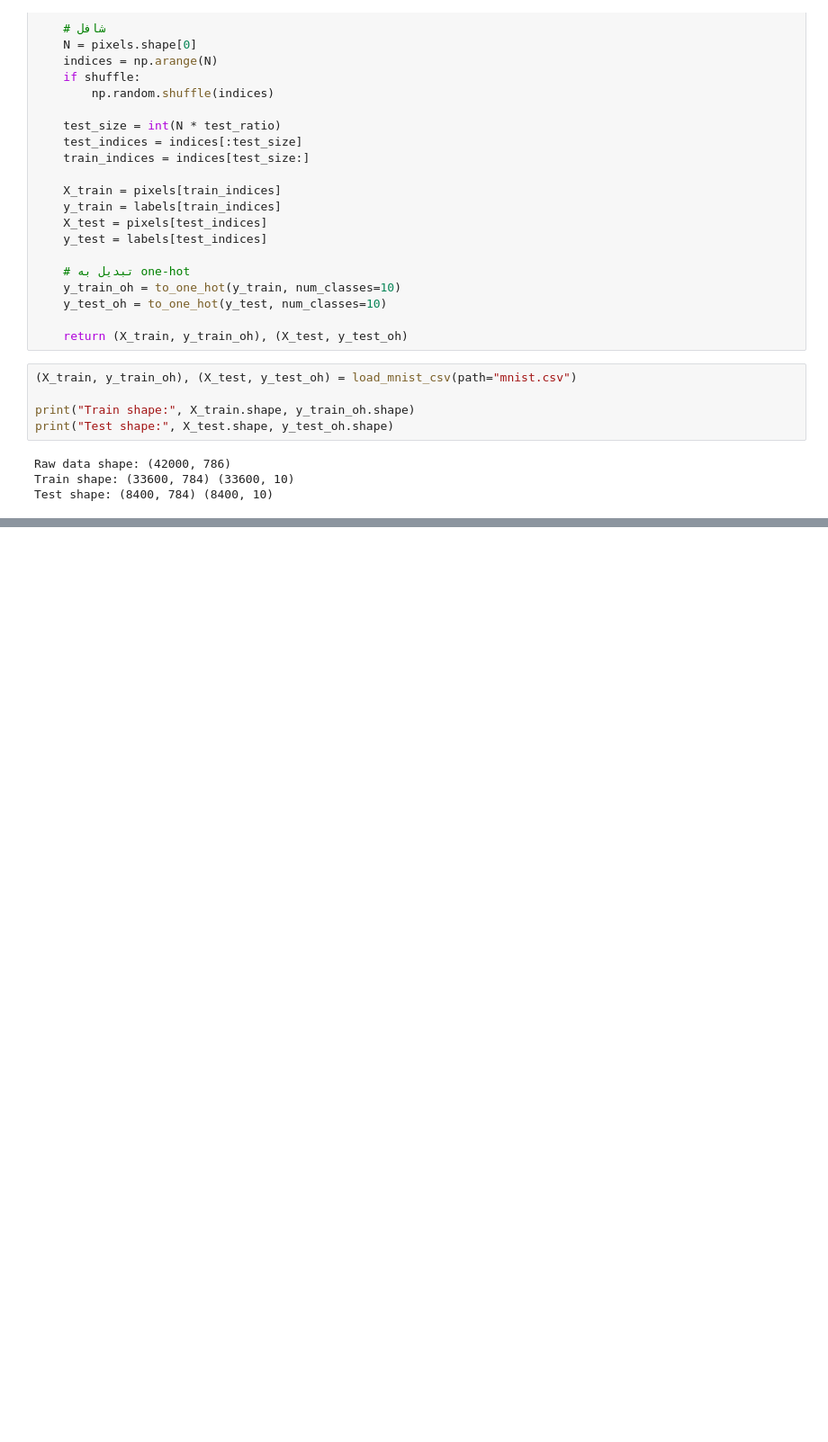
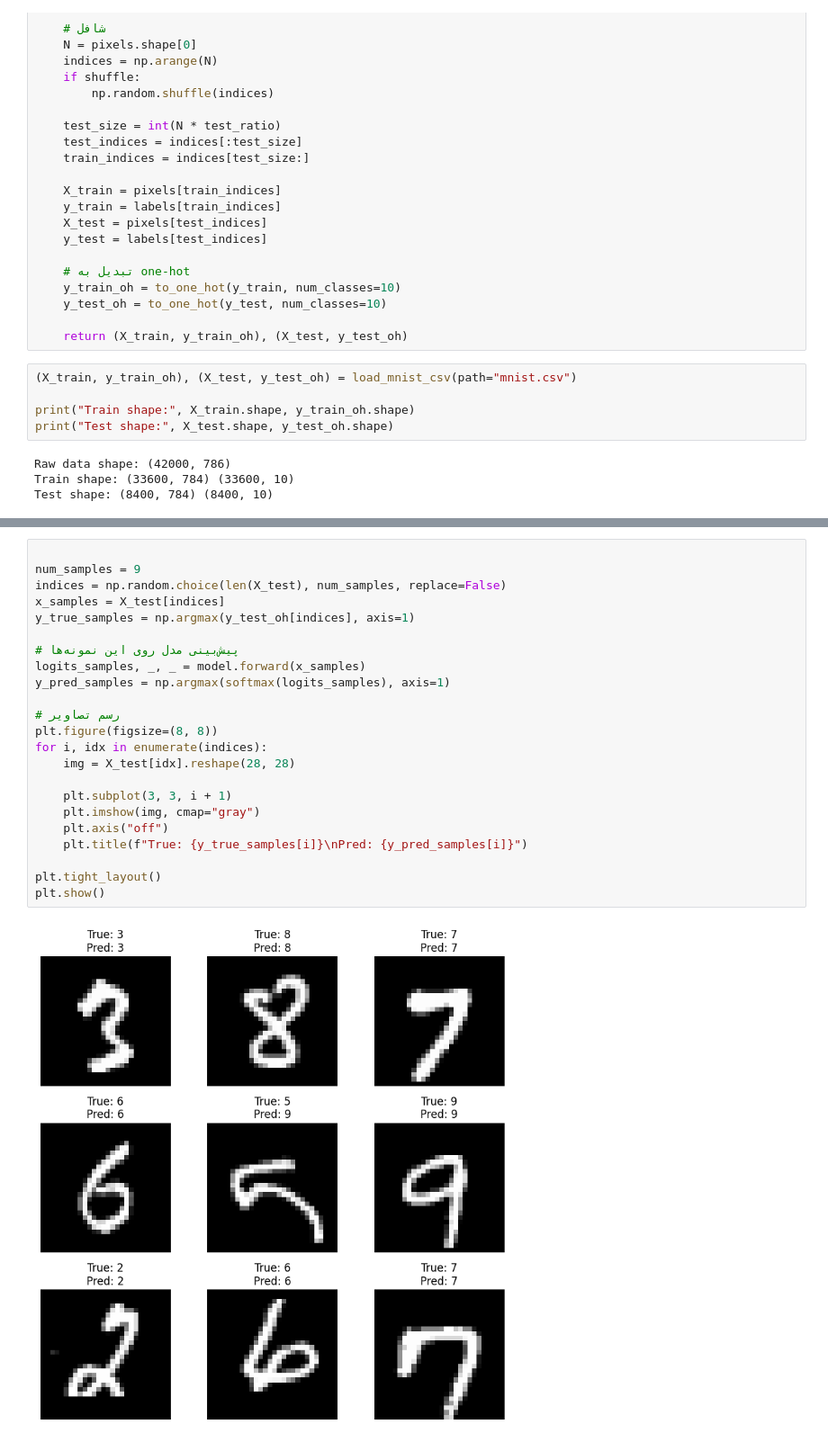
Before and after one commit to arshiammz/My-experience-in-Machine-Learning, a Jupyter notebook: Neural Networks/Neural Networks Basics/main.ipynb, the cells around one changed output, grey strips where cells are left out. Shown at 90% size. Saved outputs shown, nothing was run; the diff lists cells and outputs as text; blank space fills up the shorter version.

```diff
--- a/Neural Networks/Neural Networks Basics/main.ipynb
+++ b/Neural Networks/Neural Networks Basics/main.ipynb
@@ -75,0 +387,25 @@ Test shape: (8400, 784) (8400, 10)
+# %%
+
+num_samples = 9
+indices = np.random.choice(len(X_test), num_samples, replace=False)
+x_samples = X_test[indices]
+y_true_samples = np.argmax(y_test_oh[indices], axis=1)
+
+# پیش‌بینی مدل روی این نمونه‌ها
+logits_samples, _, _ = model.forward(x_samples)
+y_pred_samples = np.argmax(softmax(logits_samples), axis=1)
+
+# رسم تصاویر
+plt.figure(figsize=(8, 8))
+for i, idx in enumerate(indices):
+    img = X_test[idx].reshape(28, 28)
+
+    plt.subplot(3, 3, i + 1)
+    plt.imshow(img, cmap="gray")
+    plt.axis("off")
+    plt.title(f"True: {y_true_samples[i]}\nPred: {y_pred_samples[i]}")
+
+plt.tight_layout()
+plt.show()
+# %% [output]
+[figure, added]
```
Also changed, not shown: parts of 5 cells of this notebook, 1 other file.
